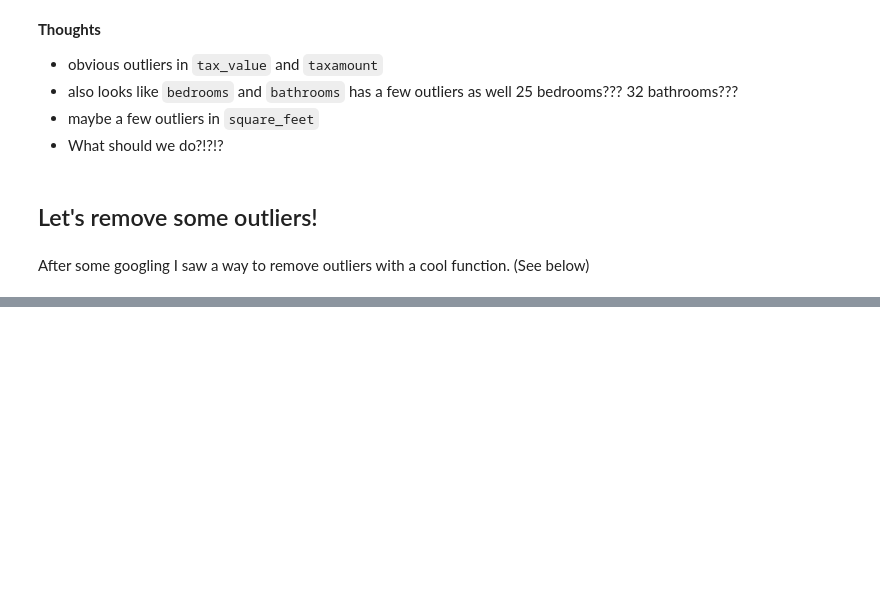
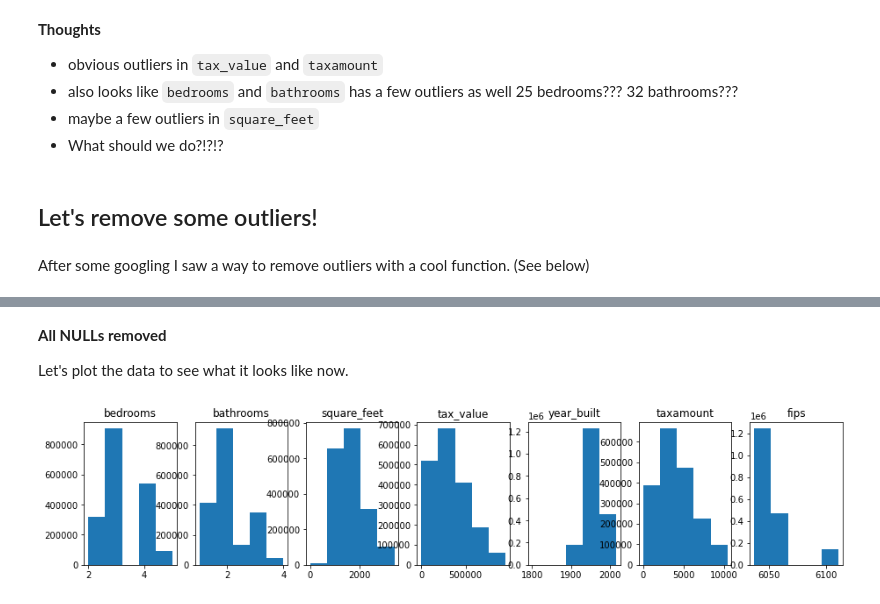
Before and after one commit to markydoug/regression-exercises, a Jupyter notebook: wrangle.ipynb, the cells around one changed output, grey strips where cells are left out. Drawn from its saved outputs; the diff is of its cells as text; code cells hidden in the pictures; blank space fills up the shorter version.

```diff
--- a/wrangle.ipynb
+++ b/wrangle.ipynb
@@ -242 +239,4 @@ df = remove_outliers(zillow, 1.5, ['tax_value',
+# %%
+remove1 = remove_outliers(zillow, ['bedrooms','bathrooms','square_feet',
+                                   'tax_value', 'taxamount'])
 # %%
@@ -302,0 +281,2 @@ memory usage: 86.9 MB
+# %%
+remove1 = remove1.dropna()
@@ -302,0 +300,28 @@ memory usage: 86.9 MB
+# %% [markdown]
+**All NULLs removed**
+
+Let's plot the data to see what it looks like now.
+# %%
+plt.figure(figsize=(20, 3))
+
+# List of columns
+cols = remove1.columns.to_list()
+
+for i, col in enumerate(cols):
+
+    # i starts at 0, but plot numbers should start at 1
+    plot_number = i + 1
+
+    # Create subplot.
+    plt.subplot(1,9, plot_number)
+
+    # Title with column name.
+    plt.title(col)
+
+    # Display histogram for column.
+    remove1[col].hist(bins=5)
+
+    # Hide gridlines.
+    plt.grid(False)
+# %% [output]
+[figure, added]
```
Also changed, not shown: parts of 35 cells of this notebook.
